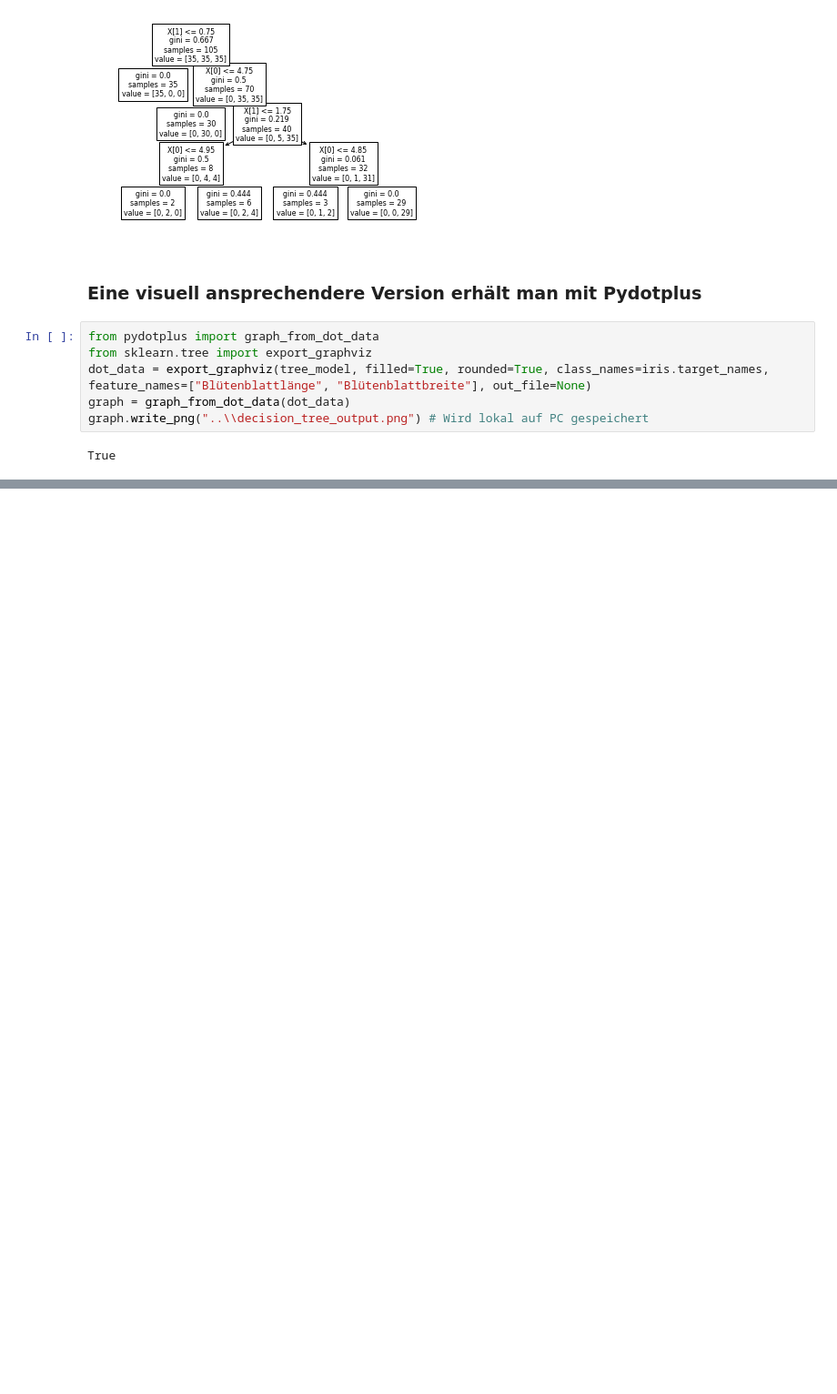
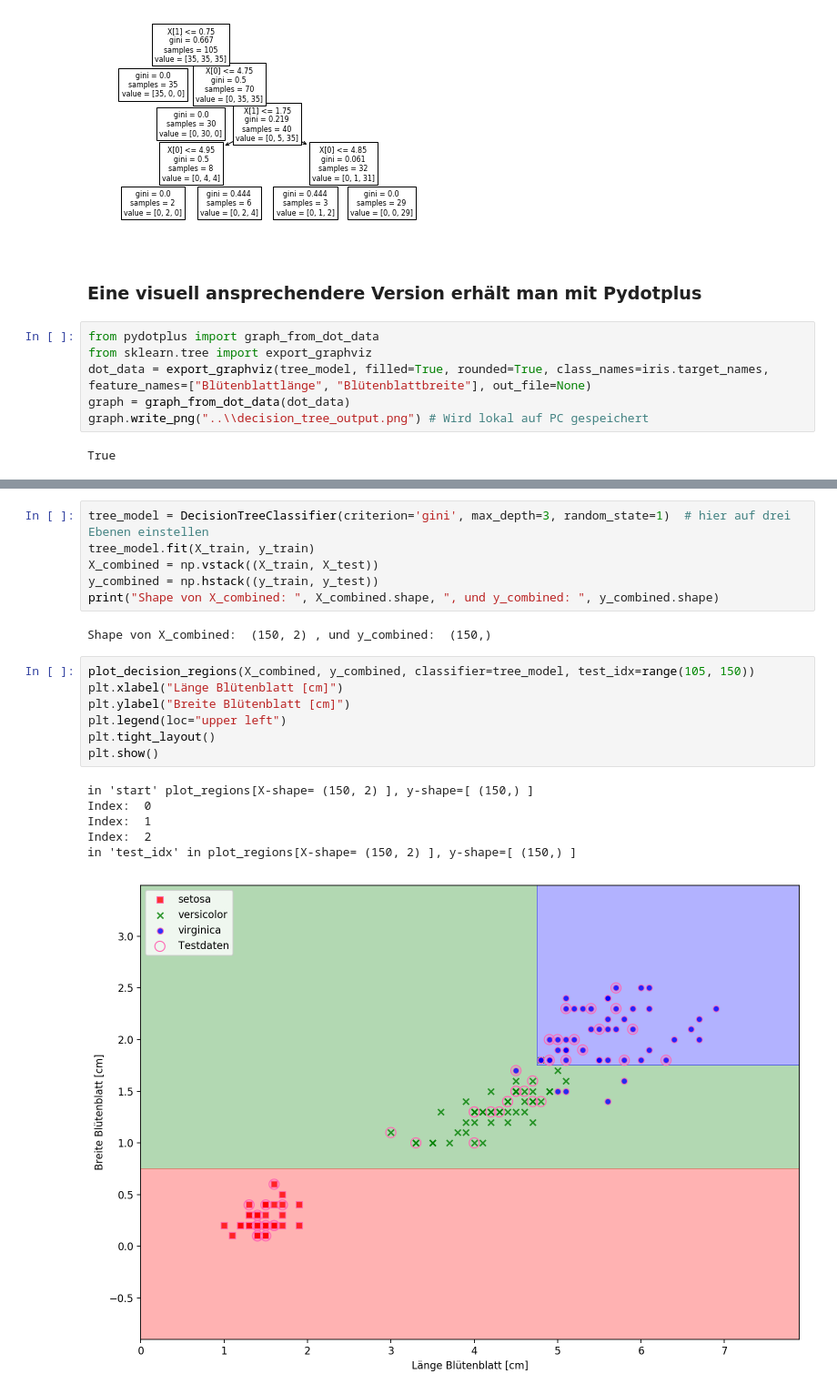
Before and after one commit to asw-analytics/ml_with_python, a Jupyter notebook: decision_trees_with_iris_dataset.ipynb, the cells around one changed output, grey strips where cells are left out. Shown at 91% size. Drawn from its saved outputs; the diff is of its cells as text; blank space fills up the shorter version.

Commit message:
Update with another try to set max_depth = 3

```diff
--- a/decision_trees_with_iris_dataset.ipynb
+++ b/decision_trees_with_iris_dataset.ipynb
@@ -179,0 +193,22 @@ True
+# %%
+tree_model = DecisionTreeClassifier(criterion='gini', max_depth=3, random_state=1)  # hier auf drei Ebenen einstellen
+tree_model.fit(X_train, y_train)
+X_combined = np.vstack((X_train, X_test))
+y_combined = np.hstack((y_train, y_test))
+print("Shape von X_combined: ", X_combined.shape, ", und y_combined: ", y_combined.shape)
+# %% [output]
+Shape von X_combined:  (150, 2) , und y_combined:  (150,)
+# %%
+plot_decision_regions(X_combined, y_combined, classifier=tree_model, test_idx=range(105, 150))
+plt.xlabel("Länge Blütenblatt [cm]")
+plt.ylabel("Breite Blütenblatt [cm]")
+plt.legend(loc="upper left")
+plt.tight_layout()
+plt.show()
+# %% [output]
+in 'start' plot_regions[X-shape= (150, 2) ], y-shape=[ (150,) ]
+Index:  0
+Index:  1
+Index:  2
+in 'test_idx' in plot_regions[X-shape= (150, 2) ], y-shape=[ (150,) ]
+[figure, added]
```
Also changed, not shown: parts of 4 cells of this notebook.
